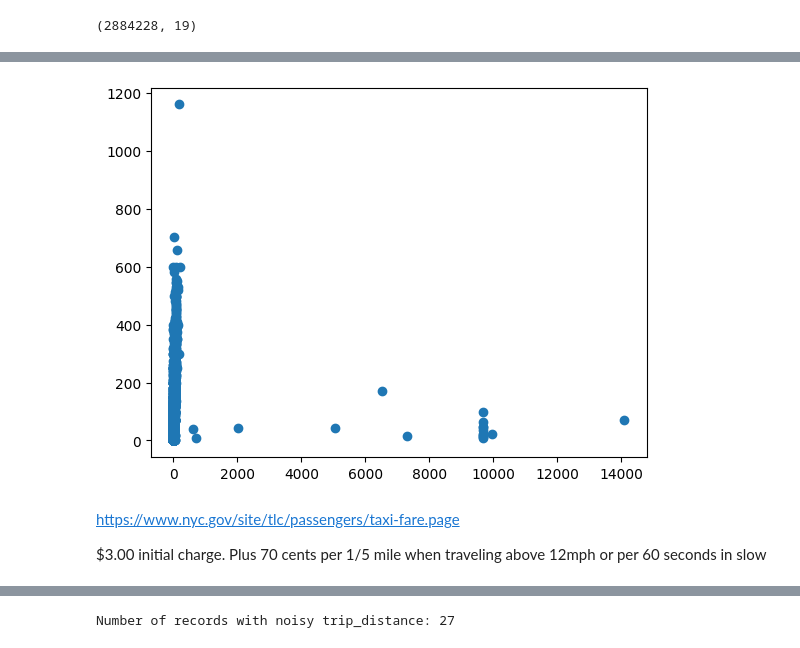
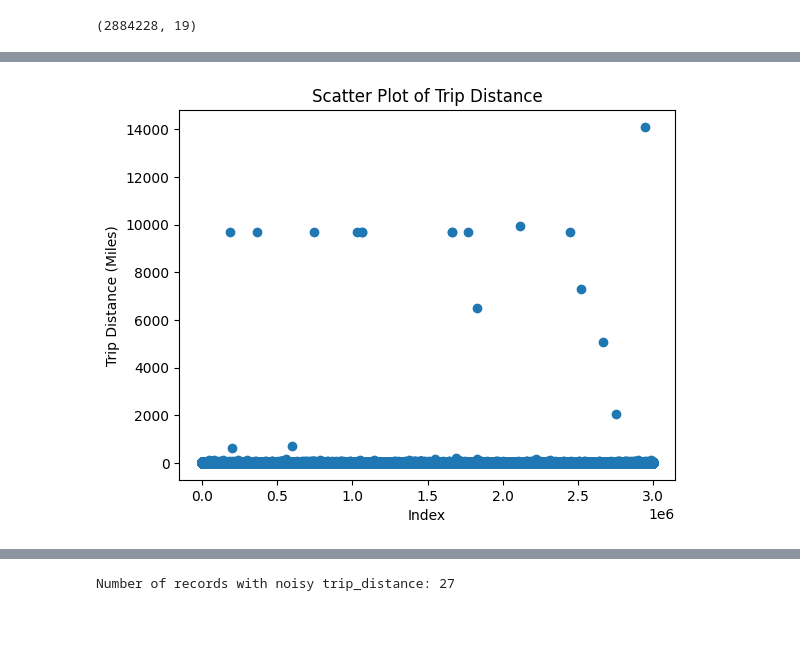
Before and after one commit to melbreaker/Taxi-Trip-Records-Data-Analysis, a Jupyter notebook: taxi-trip-records-data-analysis.ipynb, the cells around one changed output, grey strips where cells are left out. Drawn from its saved outputs; the diff is of its cells as text; code cells hidden in the pictures; blank space fills up the shorter version.

```diff
--- a/taxi-trip-records-data-analysis.ipynb
+++ b/taxi-trip-records-data-analysis.ipynb
@@ -391,10 +394,0 @@ plt.show()
-# %%
-plt.scatter(df_january_cleaned['trip_distance'], df_january_cleaned['fare_amount'])
-plt.show()
-# %% [output]
-[figure, removed]
-# %% [markdown]
-https://www.nyc.gov/site/tlc/passengers/taxi-fare.page
-
-$3.00 initial charge.
-Plus 70 cents per 1/5 mile when traveling above 12mph or per 60 seconds in slow
@@ -402,0 +395,9 @@ df_january_cleaned['estimated_distance'] = (df_january_cleaned['fare_amount'] -
+# %%
+# Create a scatter plot of trip distance
+plt.scatter(df_january_cleaned.index, df_january_cleaned['trip_distance'])
+plt.title('Scatter Plot of Trip Distance')
+plt.xlabel('Index')
+plt.ylabel('Trip Distance (Miles)')
+plt.show()
+# %% [output]
+[figure, added]
```
Also changed, not shown: parts of 24 cells of this notebook.
